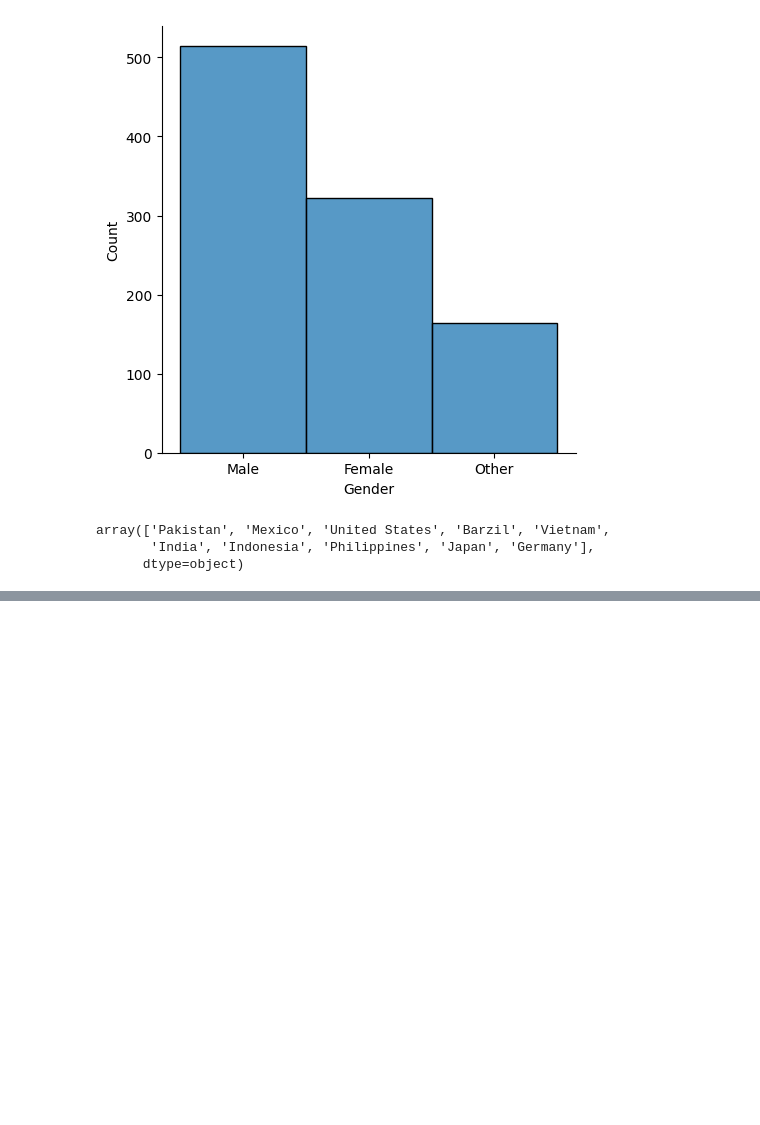
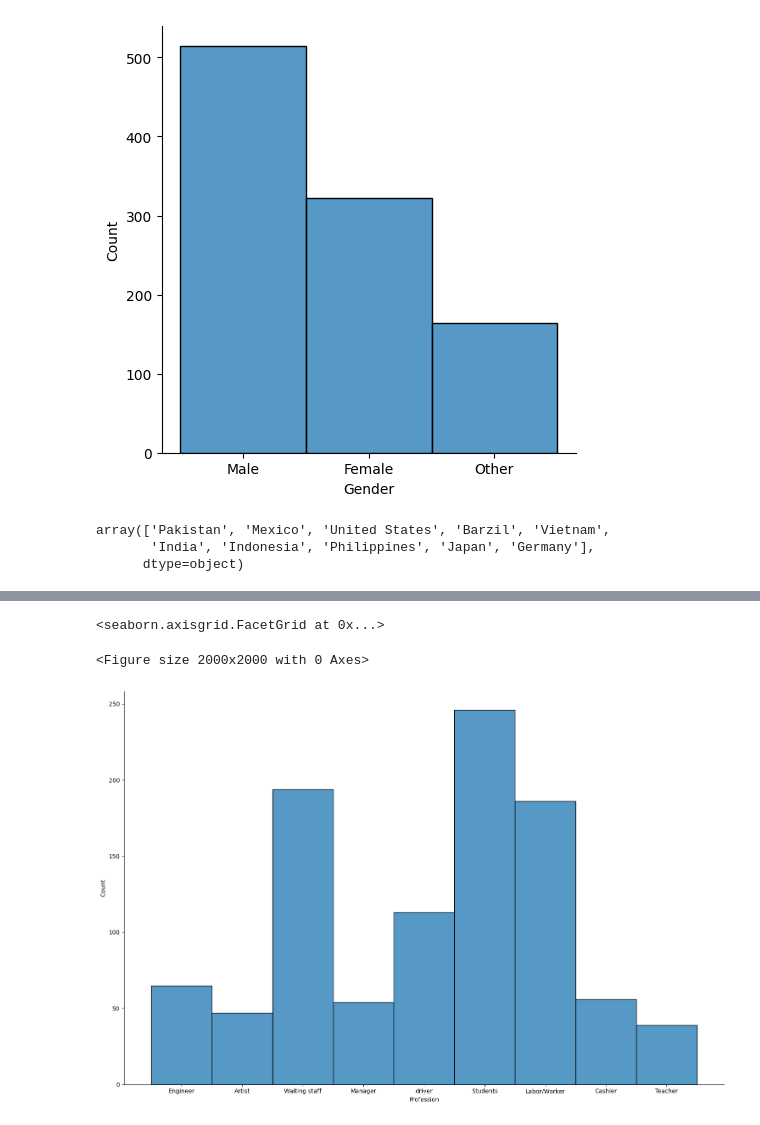
Before and after one commit to khelifaYacine/Menace-des-r-seaux-sociaux-, a Jupyter notebook: EDA_Temps_perdu_reseaux_sociaux.ipynb, the cells around one changed output, grey strips where cells are left out. Saved outputs shown, nothing was run; the diff lists cells and outputs as text; code cells hidden in the pictures; blank space fills up the shorter version.

```diff
--- a/EDA_Temps_perdu_reseaux_sociaux.ipynb
+++ b/EDA_Temps_perdu_reseaux_sociaux.ipynb
@@ -101,0 +114,7 @@ array(['Pakistan', 'Mexico', 'United States', 'Barzil', 'Vietnam',
+# %%
+plt.figure(figsize=(20, 20))
+sns.displot(df["Profession"], height=10, aspect=1.5)
+# %% [output]
+<seaborn.axisgrid.FacetGrid at 0x...>
+<Figure size 2000x2000 with 0 Axes>
+[figure, added]
```
Also changed, not shown: parts of 4 cells of this notebook.
